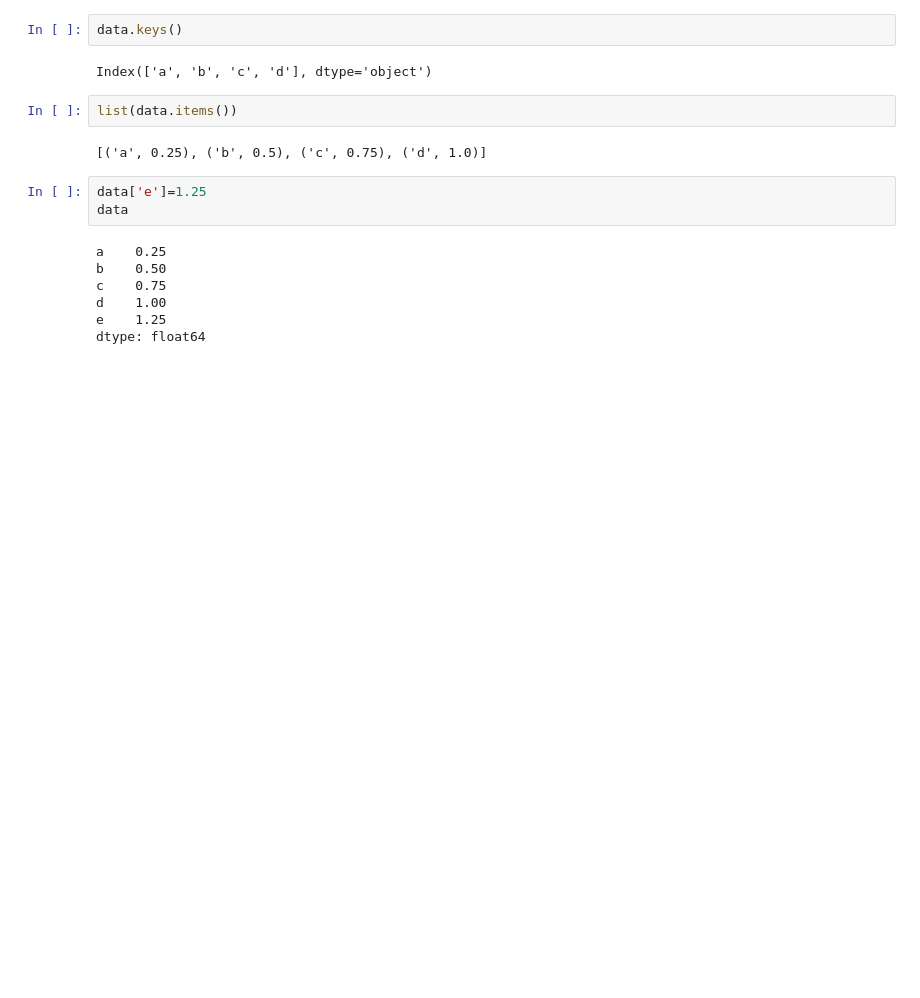
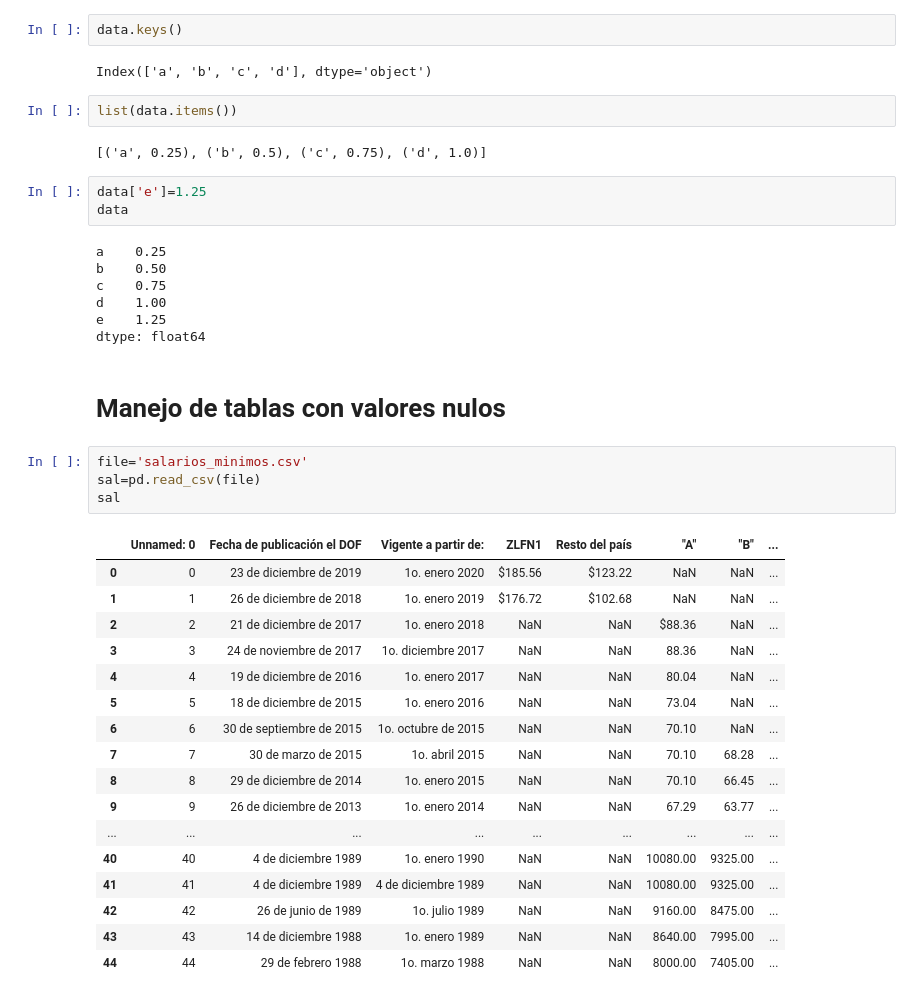
Before and after one commit to DCIDA2019/dcida2020ii-JJRamirezR, a Jupyter notebook: Sep4/pruebaTablas_1.ipynb, the cells around one changed output. Drawn from its saved outputs; the diff is of its cells as text; blank space fills up the shorter version.

Commit message:
Agregué algunos ejemlos de uso de valores nulos

```diff
--- a/Sep4/pruebaTablas_1.ipynb
+++ b/Sep4/pruebaTablas_1.ipynb
@@ -189,3 +191,27 @@ c    0.75
 d    1.00
 e    1.25
 dtype: float64
+# %% [markdown]
+# Manejo de tablas con valores nulos
+# %%
+file='salarios_minimos.csv'
+sal=pd.read_csv(file)
+sal
+# %% [output]
+|  | Unnamed: 0 | Fecha de publicación el DOF | Vigente a partir de: | ZLFN1 | Resto del país | "A" | "B" | ... |
+| 0 | 0 | 23 de diciembre de 2019 | 1o. enero 2020 | $185.56 | $123.22 | NaN | NaN | ... |
+| 1 | 1 | 26 de diciembre de 2018 | 1o. enero 2019 | $176.72 | $102.68 | NaN | NaN | ... |
+| 2 | 2 | 21 de diciembre de 2017 | 1o. enero 2018 | NaN | NaN | $88.36 | NaN | ... |
+| 3 | 3 | 24 de noviembre de 2017 | 1o. diciembre 2017 | NaN | NaN | 88.36 | NaN | ... |
+| 4 | 4 | 19 de diciembre de 2016 | 1o. enero 2017 | NaN | NaN | 80.04 | NaN | ... |
+| 5 | 5 | 18 de diciembre de 2015 | 1o. enero 2016 | NaN | NaN | 73.04 | NaN | ... |
+| 6 | 6 | 30 de septiembre de 2015 | 1o. octubre de 2015 | NaN | NaN | 70.10 | NaN | ... |
+| 7 | 7 | 30 de marzo de 2015 | 1o. abril 2015 | NaN | NaN | 70.10 | 68.28 | ... |
+| 8 | 8 | 29 de diciembre de 2014 | 1o. enero 2015 | NaN | NaN | 70.10 | 66.45 | ... |
+| 9 | 9 | 26 de diciembre de 2013 | 1o. enero 2014 | NaN | NaN | 67.29 | 63.77 | ... |
+| ... | ... | ... | ... | ... | ... | ... | ... | ... |
+| 40 | 40 | 4 de diciembre 1989 | 1o. enero 1990 | NaN | NaN | 10080.00 | 9325.00 | ... |
+| 41 | 41 | 4 de diciembre 1989 | 4 de diciembre 1989 | NaN | NaN | 10080.00 | 9325.00 | ... |
+| 42 | 42 | 26 de junio de 1989 | 1o. julio 1989 | NaN | NaN | 9160.00 | 8475.00 | ... |
+| 43 | 43 | 14 de diciembre 1988 | 1o. enero 1989 | NaN | NaN | 8640.00 | 7995.00 | ... |
+| 44 | 44 | 29 de febrero 1988 | 1o. marzo 1988 | NaN | NaN | 8000.00 | 7405.00 | ... |
```
Also changed, not shown: parts of 11 cells of this notebook.
